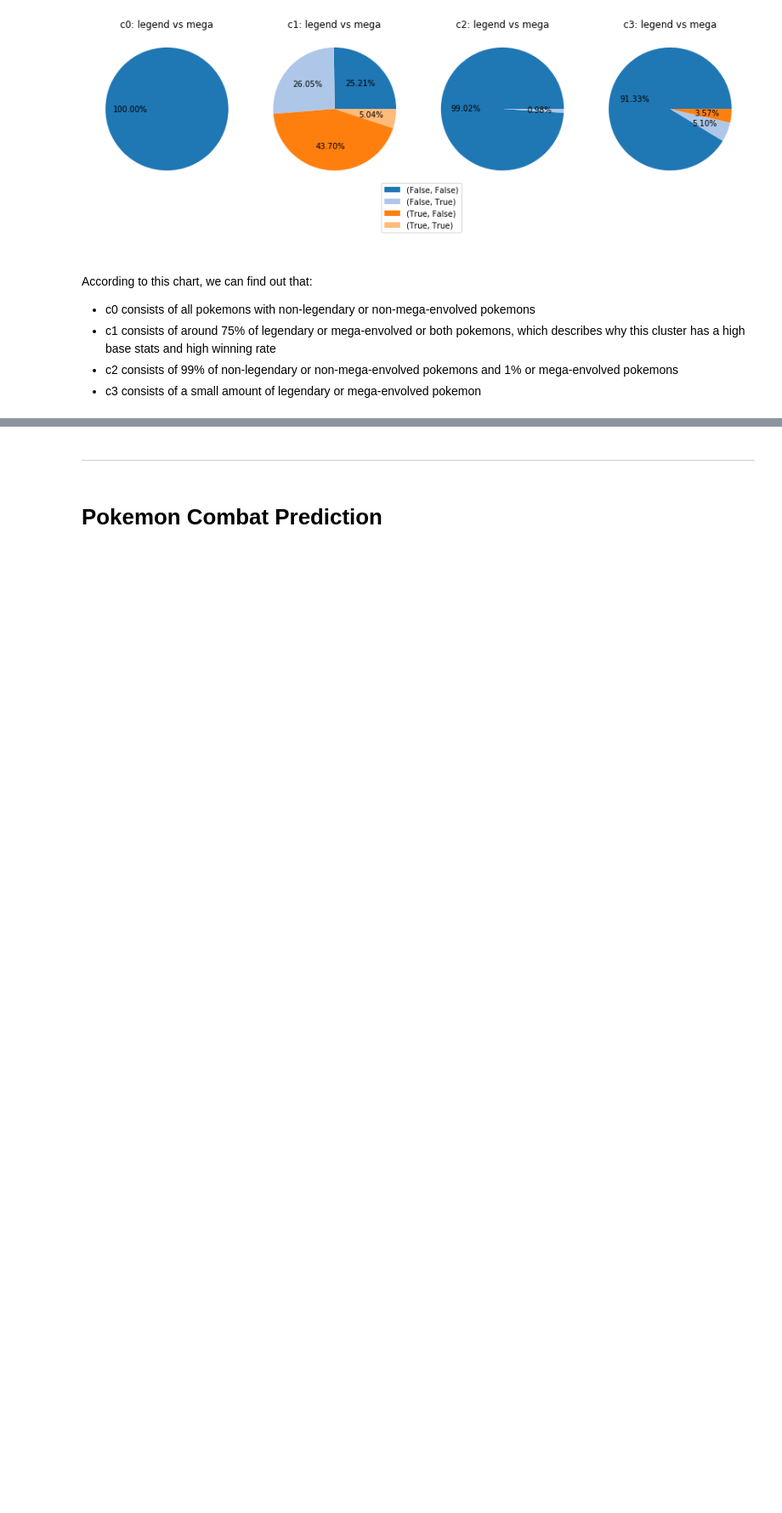
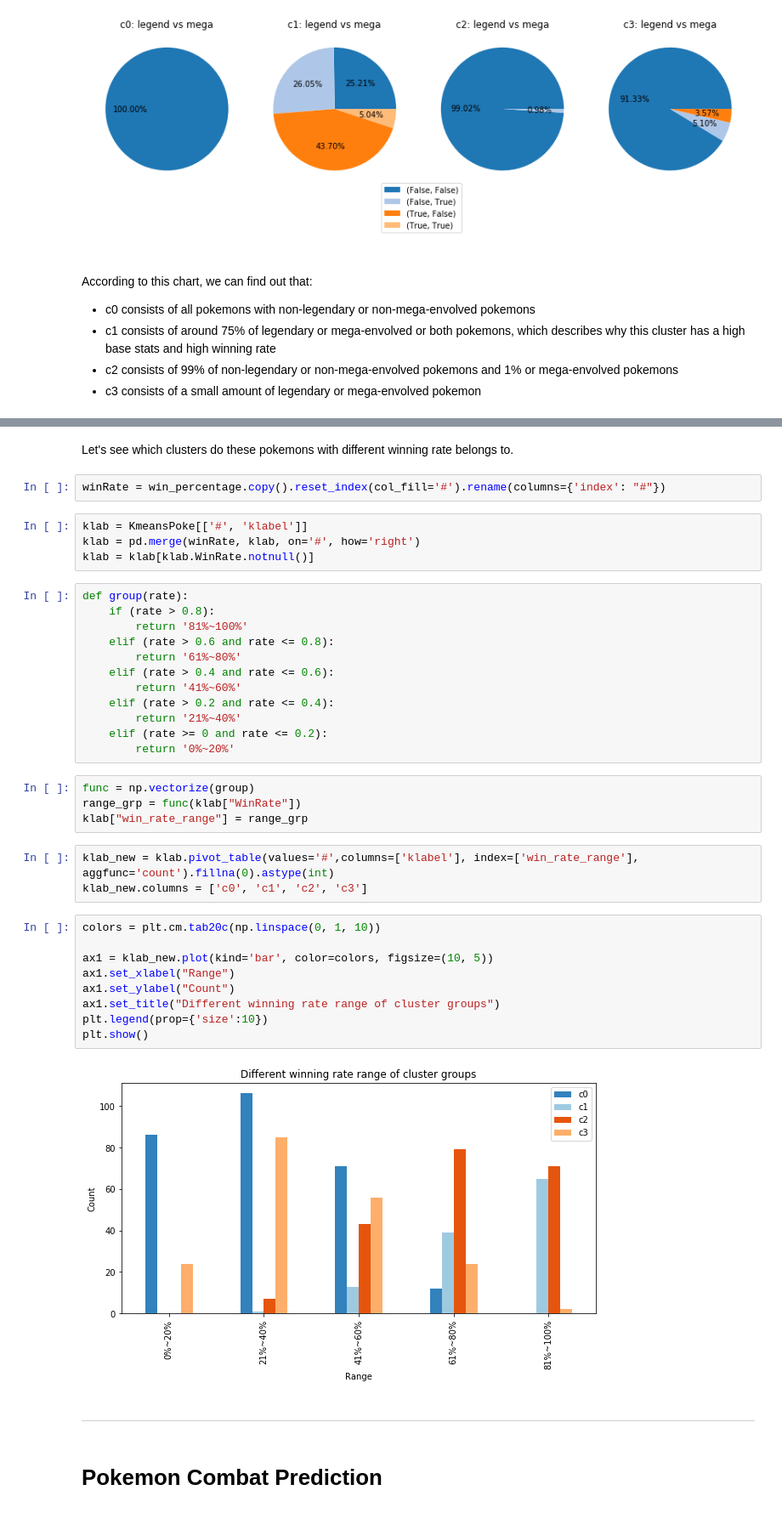
Before and after one commit to gillian850413/COMP4912, a Jupyter notebook: Notebook/Pokemon_Week7.ipynb, the cells around one changed output, grey strips where cells are left out. Shown at 85% size. Cells and saved outputs as stored; diff of their text form; blank space fills up the shorter version.

```diff
--- a/Notebook/Pokemon_Week7.ipynb
+++ b/Notebook/Pokemon_Week7.ipynb
@@ -685,3 +726,41 @@ According to this chart, we can find out that:
+# %% [markdown]
+Let's see which clusters do these pokemons with different winning rate belongs to.
+# %%
+winRate = win_percentage.copy().reset_index(col_fill='#').rename(columns={'index': "#"})
+# %%
+klab = KmeansPoke[['#', 'klabel']]
+klab = pd.merge(winRate, klab, on='#', how='right')
+klab = klab[klab.WinRate.notnull()]
+# %%
+def group(rate):
+    if (rate > 0.8):
+        return '81%~100%'
+    elif (rate > 0.6 and rate <= 0.8):
+        return '61%~80%'
+    elif (rate > 0.4 and rate <= 0.6):
+        return '41%~60%'
+    elif (rate > 0.2 and rate <= 0.4):
+        return '21%~40%'
+    elif (rate >= 0 and rate <= 0.2):
+        return '0%~20%'
+# %%
+func = np.vectorize(group)
+range_grp = func(klab["WinRate"])
+klab["win_rate_range"] = range_grp
+# %%
+klab_new = klab.pivot_table(values='#',columns=['klabel'], index=['win_rate_range'], aggfunc='count').fillna(0).astype(int)
+klab_new.columns = ['c0', 'c1', 'c2', 'c3']
+# %%
+colors = plt.cm.tab20c(np.linspace(0, 1, 10))
+
+ax1 = klab_new.plot(kind='bar', color=colors, figsize=(10, 5))
+ax1.set_xlabel("Range")
+ax1.set_ylabel("Count")
+ax1.set_title("Different winning rate range of cluster groups")
+plt.legend(prop={'size':10})
+plt.show()
+# %% [output]
+[figure, added]
 # %% [markdown]
 ------------------------------------
 # %% [markdown]
```
Also changed, not shown: parts of 12 cells of this notebook.
